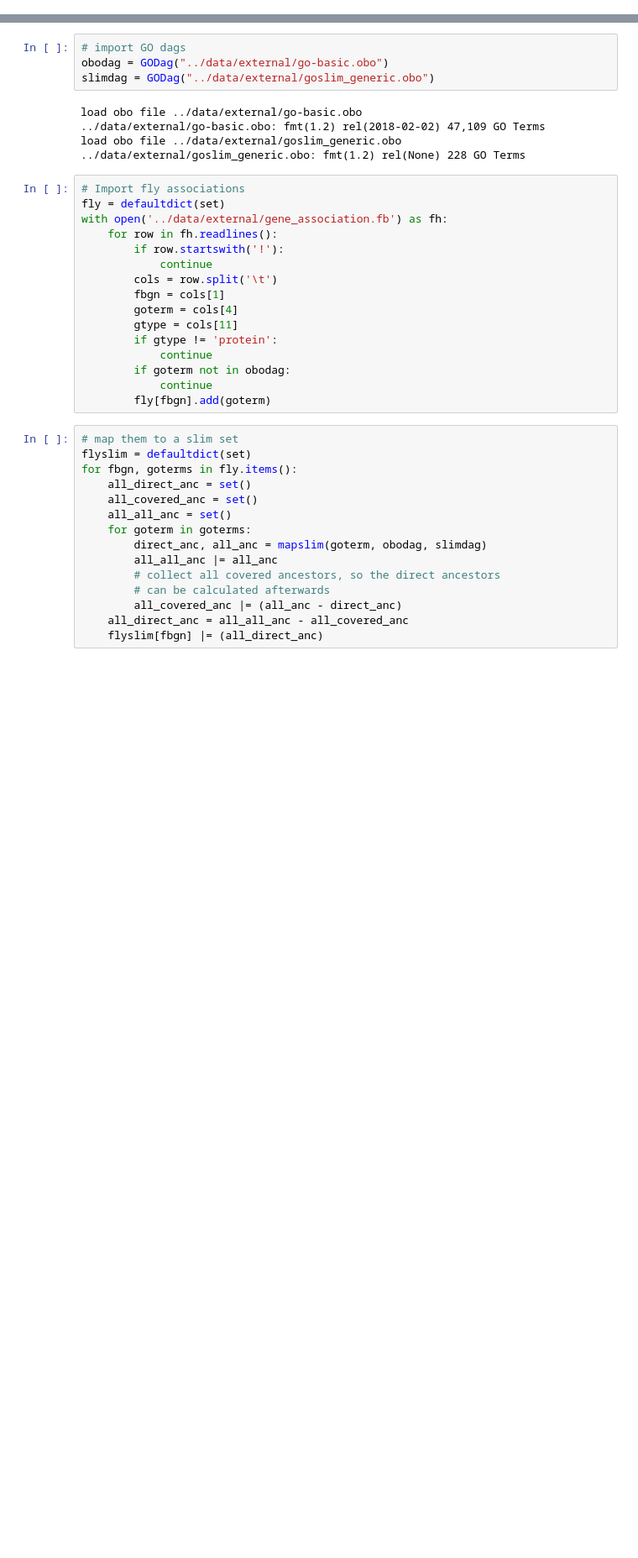
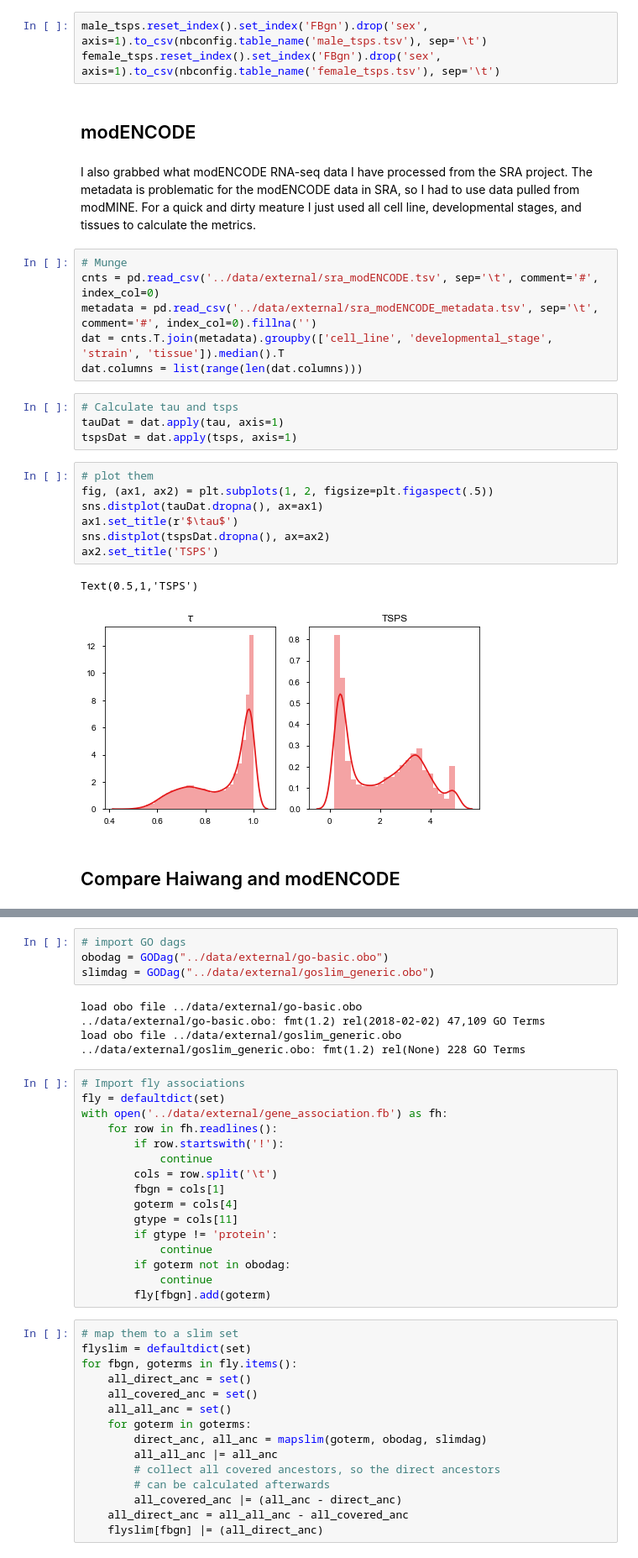
Before and after one commit to jfear/larval_gonad, a Jupyter notebook: notebook/2018-02-05_tau.ipynb, the cells around one changed output, grey strips where cells are left out. Shown at 84% size. Cells and saved outputs as stored; diff of their text form; blank space fills up the shorter version.

```diff
--- a/notebook/2018-02-05_tau.ipynb
+++ b/notebook/2018-02-05_tau.ipynb
@@ -31,0 +128,29 @@ Git hash: 1443353a7467de312d944befa918997988f803db
+# %%
+male_tsps.reset_index().set_index('FBgn').drop('sex', axis=1).to_csv(nbconfig.table_name('male_tsps.tsv'), sep='\t')
+female_tsps.reset_index().set_index('FBgn').drop('sex', axis=1).to_csv(nbconfig.table_name('female_tsps.tsv'), sep='\t')
+# %% [markdown]
+## modENCODE
+# %% [markdown]
+I also grabbed what modENCODE RNA-seq data I have processed from the SRA project. The metadata is problematic for the modENCODE data in SRA, so I had to use data pulled from modMINE. For a quick and dirty meature I just used all cell line, developmental stages, and tissues to calculate the metrics.
+# %%
+# Munge
+cnts = pd.read_csv('../data/external/sra_modENCODE.tsv', sep='\t', comment='#', index_col=0)
+metadata = pd.read_csv('../data/external/sra_modENCODE_metadata.tsv', sep='\t', comment='#', index_col=0).fillna('')
+dat = cnts.T.join(metadata).groupby(['cell_line', 'developmental_stage', 'strain', 'tissue']).median().T
+dat.columns = list(range(len(dat.columns)))
+# %%
+# Calculate tau and tsps
+tauDat = dat.apply(tau, axis=1)
+tspsDat = dat.apply(tsps, axis=1)
+# %%
+# plot them
+fig, (ax1, ax2) = plt.subplots(1, 2, figsize=plt.figaspect(.5))
+sns.distplot(tauDat.dropna(), ax=ax1)
+ax1.set_title(r'$\tau$')
+sns.distplot(tspsDat.dropna(), ax=ax2)
+ax2.set_title('TSPS')
+# %% [output]
+Text(0.5,1,'TSPS')
+[figure, added]
+# %% [markdown]
+## Compare Haiwang and modENCODE
```
Also changed, not shown: parts of 30 cells of this notebook.
